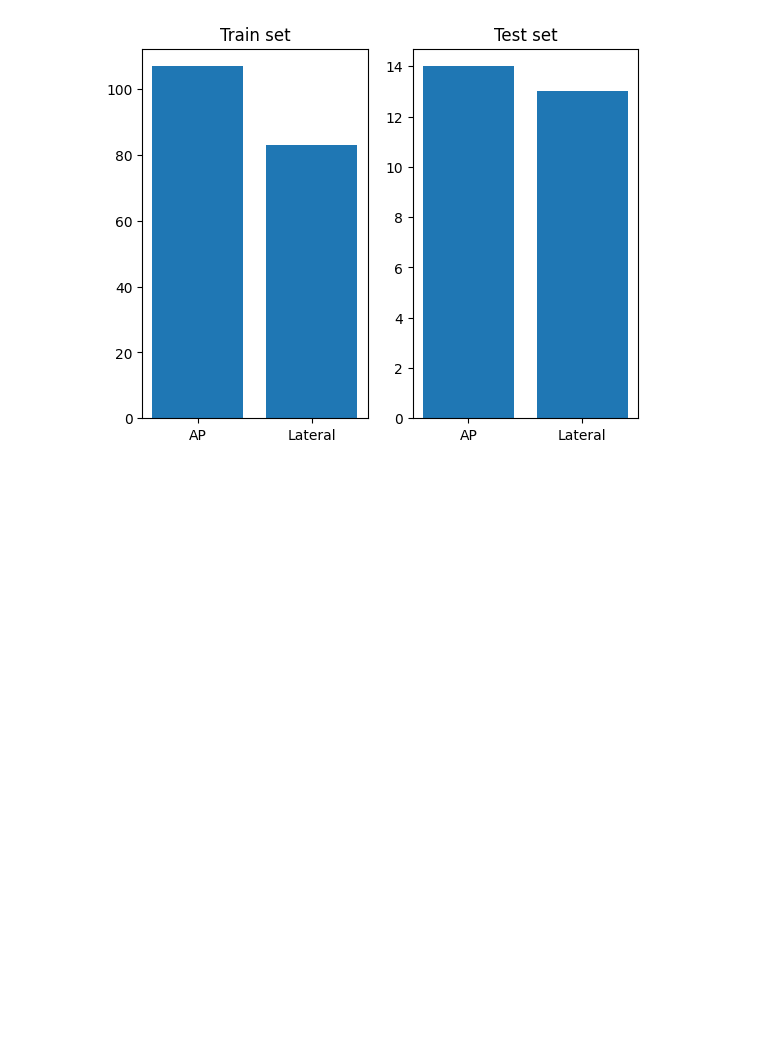
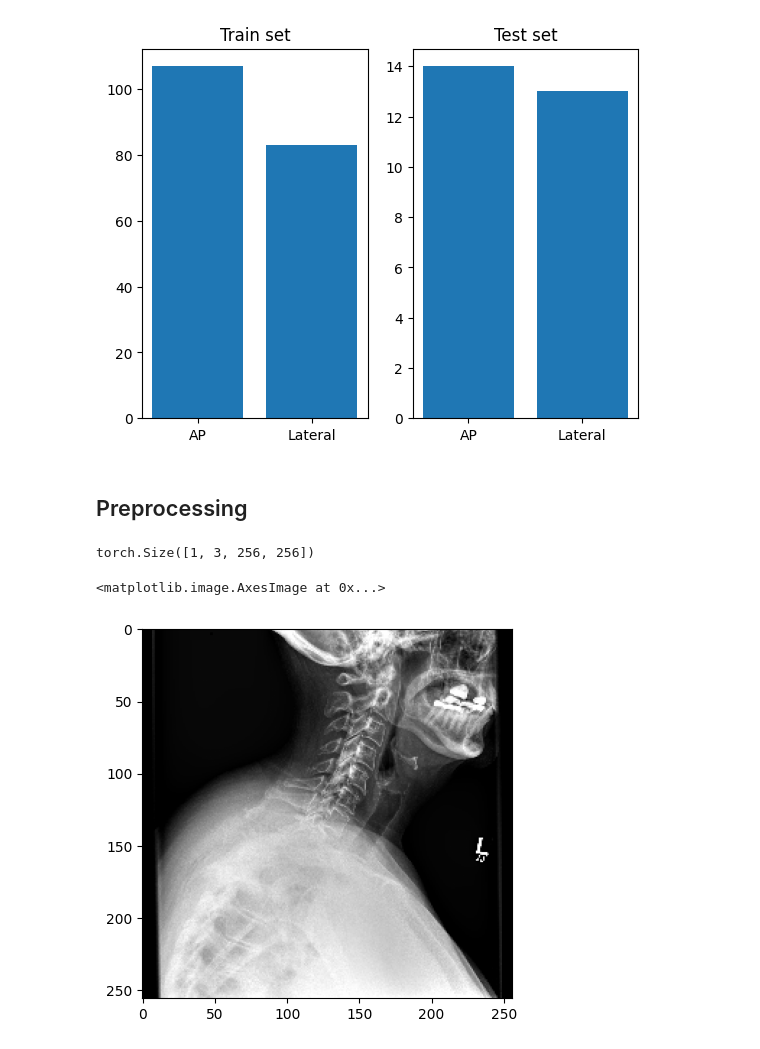
Before and after one commit to alexaatm/xray_classifier, a Jupyter notebook: notebooks/01-tmenova-data-exploration.ipynb, the cells around one changed output. Drawn from its saved outputs; the diff is of its cells as text; code cells hidden in the pictures; blank space fills up the shorter version.

Commit message:
enable preprocessing (wip)

```diff
--- a/notebooks/01-tmenova-data-exploration.ipynb
+++ b/notebooks/01-tmenova-data-exploration.ipynb
@@ -215,3 +215,5 @@ ax2.set_title("Test set")
 # %% [output]
 Text(0.5, 1.0, 'Test set')
 [figure]
+# %% [markdown]
+## Preprocessing
@@ -217,0 +254,7 @@ Text(0.5, 1.0, 'Test set')
+# %%
+sample = full_train_dataset[0][0]
+type(sample)
+sample = sample.unsqueeze(0)
+sample.size()
+# %% [output]
+torch.Size([1, 3, 256, 256])
@@ -217,0 +320,8 @@ Text(0.5, 1.0, 'Test set')
+# %%
+img = sample[0] / 2 + 0.5 #if denormalization is needed
+npimg = np.array(img)
+npimg = np.transpose(npimg, (1,2,0))
+plt.imshow(npimg)
+# %% [output]
+<matplotlib.image.AxesImage at 0x...>
+[figure, added]
```
Also changed, not shown: parts of 9 cells of this notebook, 1 other file.
